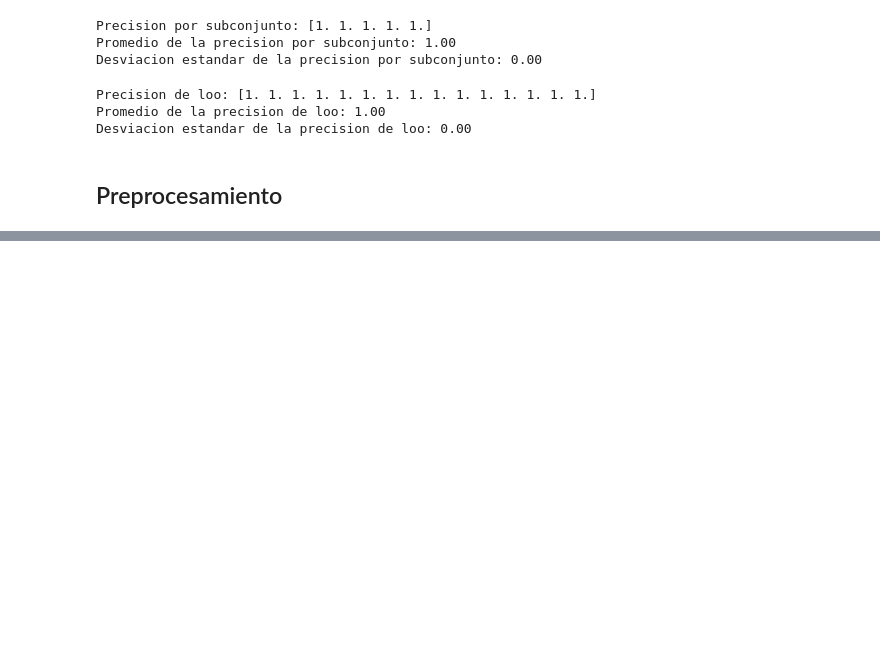
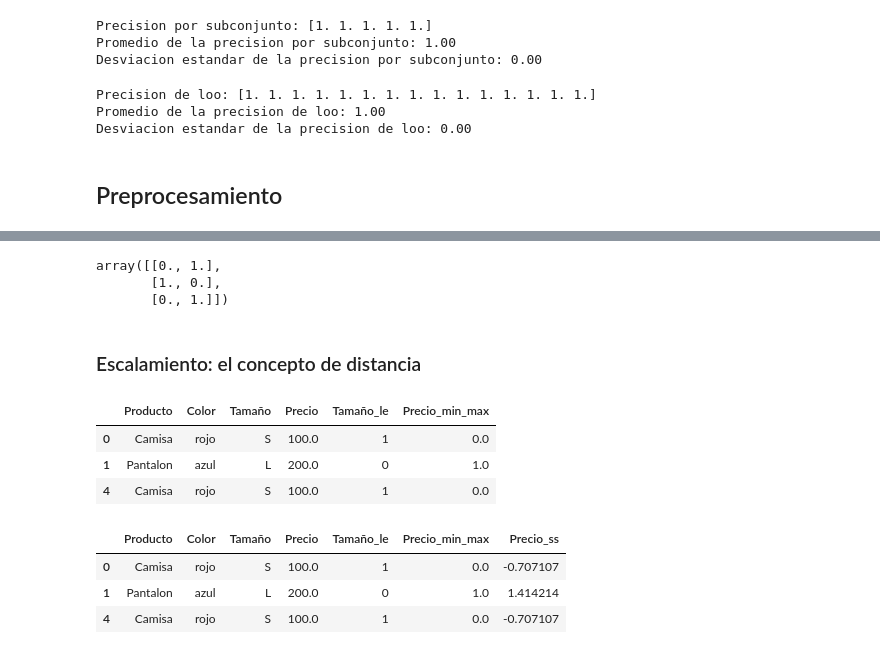
Before and after one commit to MattZG/Portafolio, a Jupyter notebook: Modulo_6.ipynb, the cells around one changed output, grey strips where cells are left out. Drawn from its saved outputs; the diff is of its cells as text; code cells hidden in the pictures; blank space fills up the shorter version.

```diff
--- a/Modulo_6.ipynb
+++ b/Modulo_6.ipynb
@@ -269,0 +357,3 @@ Desviacion estandar de la precision de loo: 0.00
+# %%
+df_sin_nulos = df.dropna()
+df_sin_nulos
@@ -269,0 +365,3 @@ Desviacion estandar de la precision de loo: 0.00
+# %%
+df_sin_nulos['Color'] = df_sin_nulos['Color'].str.lower()
+df_sin_nulos
@@ -269,0 +378,5 @@ Desviacion estandar de la precision de loo: 0.00
+# %%
+le = LabelEncoder()
+
+df_sin_nulos['Tamaño_le'] = le.fit_transform(df_sin_nulos['Tamaño'])
+df_sin_nulos #la asignacion es alfabetica
@@ -269,0 +393,31 @@ Desviacion estandar de la precision de loo: 0.00
+# %%
+ohe = OneHotEncoder()
+
+color_encoded = ohe.fit_transform(df_sin_nulos[["Color"]]).toarray()
+color_encoded
+# %% [output]
+array([[0., 1.],
+       [1., 0.],
+       [0., 1.]])
+# %% [markdown]
+### Escalamiento: el concepto de distancia
+# %%
+min_max = MinMaxScaler()
+
+df_sin_nulos['Precio_min_max'] = min_max.fit_transform(df_sin_nulos[['Precio']])
+df_sin_nulos
+# %% [output]
+|  | Producto | Color | Tamaño | Precio | Tamaño_le | Precio_min_max |
+| 0 | Camisa | rojo | S | 100.0 | 1 | 0.0 |
+| 1 | Pantalon | azul | L | 200.0 | 0 | 1.0 |
+| 4 | Camisa | rojo | S | 100.0 | 1 | 0.0 |
+# %%
+ss = StandardScaler()
+
+df_sin_nulos['Precio_ss'] = ss.fit_transform(df_sin_nulos[['Precio']])
+df_sin_nulos
+# %% [output]
+|  | Producto | Color | Tamaño | Precio | Tamaño_le | Precio_min_max | Precio_ss |
+| 0 | Camisa | rojo | S | 100.0 | 1 | 0.0 | -0.707107 |
+| 1 | Pantalon | azul | L | 200.0 | 0 | 1.0 | 1.414214 |
+| 4 | Camisa | rojo | S | 100.0 | 1 | 0.0 | -0.707107 |
```
Also changed, not shown: parts of 23 cells of this notebook.
